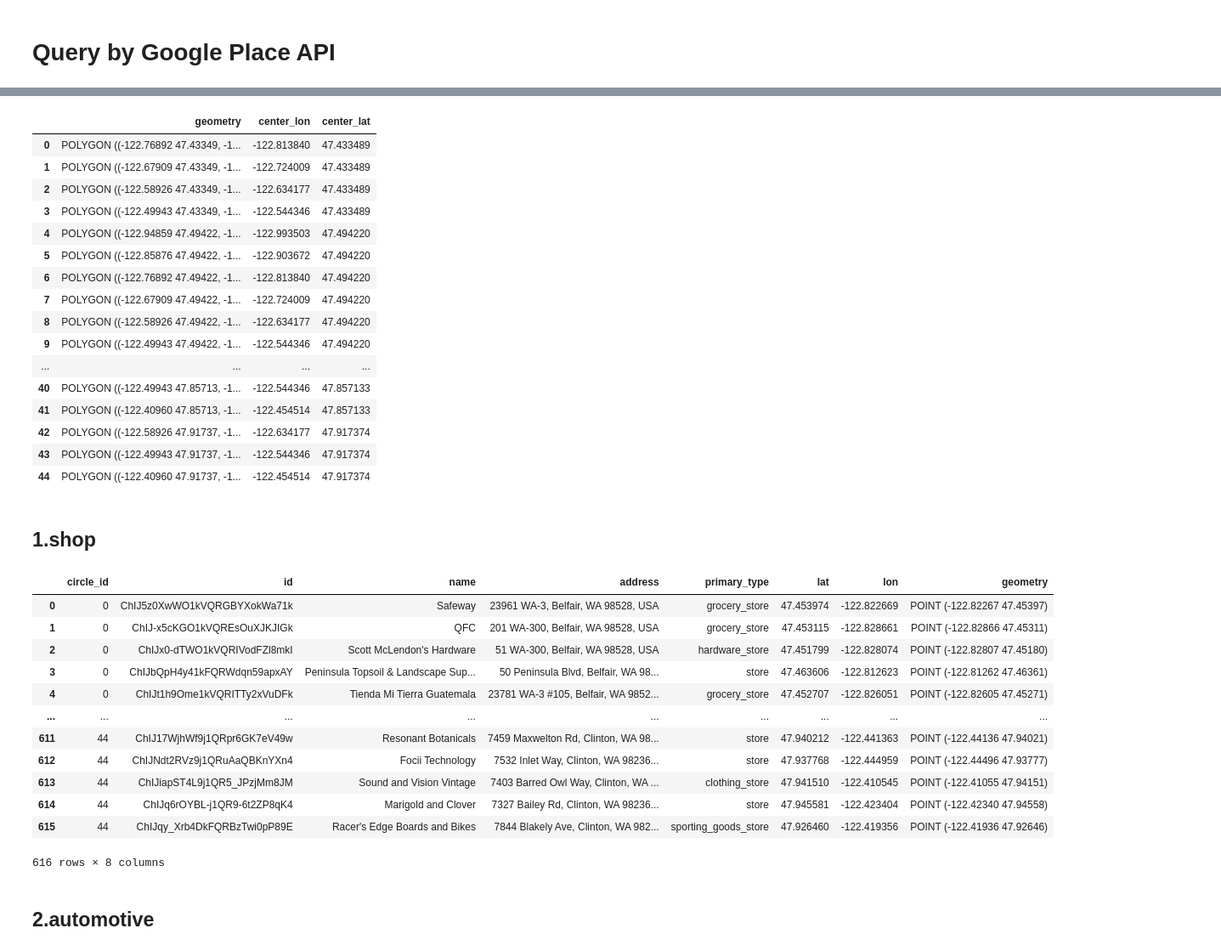
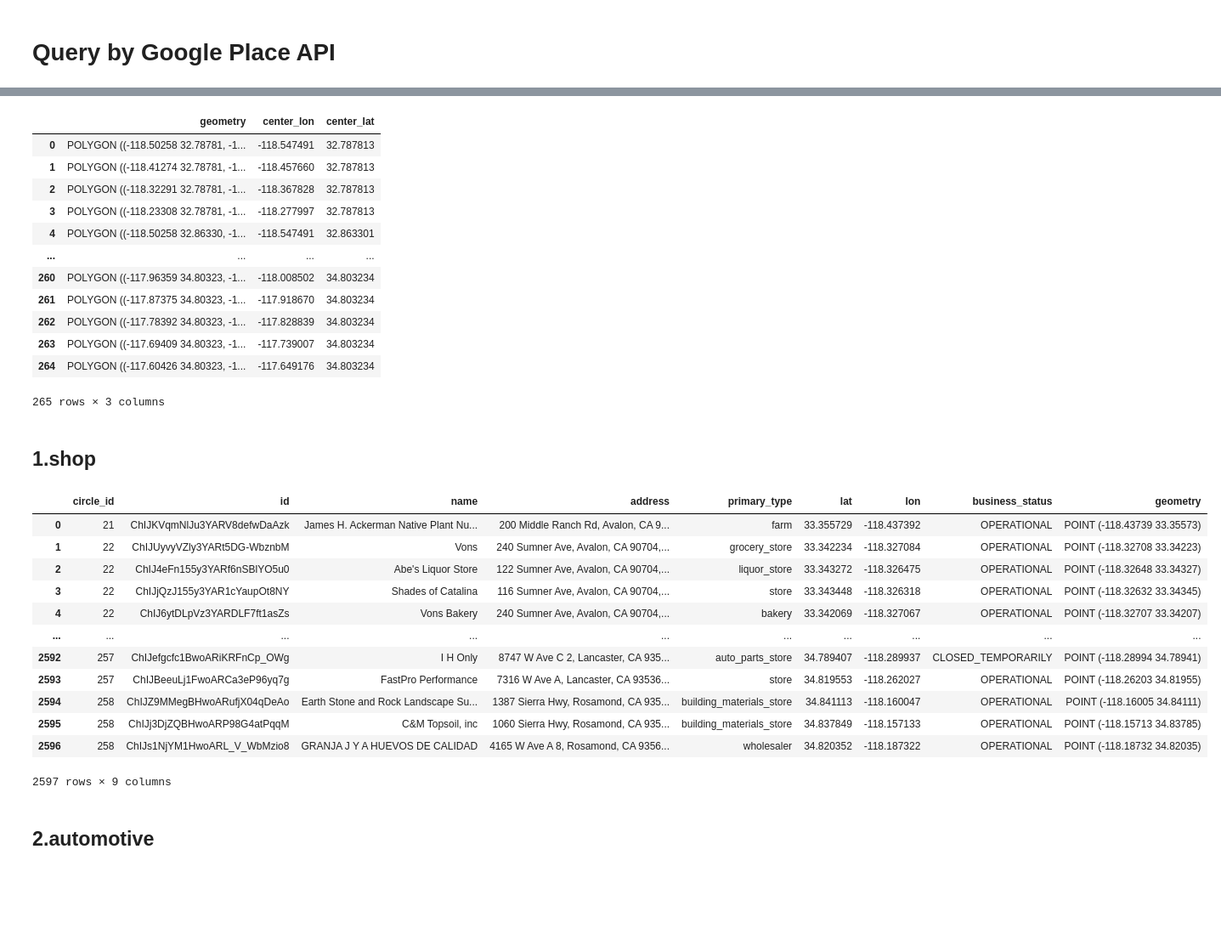
Before and after one commit to HOUPU1993/POI-study, a Jupyter notebook: POI_study.ipynb, the cells around one changed output, grey strips where cells are left out. Shown at 85% size. Saved outputs shown, nothing was run; the diff lists cells and outputs as text; code cells hidden in the pictures; blank space fills up the shorter version.

```diff
--- a/POI_study.ipynb
+++ b/POI_study.ipynb
@@ -629,6 +630,6 @@ Error:
 # %%
-min_lon, max_lon = -123.038419, -122.427038
-min_lat, max_lat = 47.403097, 47.972959
+min_lon, max_lon = -118.951733, -117.412999
+min_lat, max_lat = 32.750045, 34.823307
 
 token = read_token("/Users/houpuli/Redlining Lab Dropbox/HOUPU LI/googleplace_token.json")
 R = 5000  # meters
@@ -639,27 +640,23 @@ circles = circle_center(
     min_lat=min_lat,
     max_lat=max_lat,
     R=R,
-    base=msa_bspo
+    base=msa_la
 )
 circles
 # %% [output]
 |  | geometry | center_lon | center_lat |
-| 0 | POLYGON ((-122.76892 47.43349, -1... | -122.813840 | 47.433489 |
-| 1 | POLYGON ((-122.67909 47.43349, -1... | -122.724009 | 47.433489 |
-| 2 | POLYGON ((-122.58926 47.43349, -1... | -122.634177 | 47.433489 |
-| 3 | POLYGON ((-122.49943 47.43349, -1... | -122.544346 | 47.433489 |
-| 4 | POLYGON ((-122.94859 47.49422, -1... | -122.993503 | 47.494220 |
-| 5 | POLYGON ((-122.85876 47.49422, -1... | -122.903672 | 47.494220 |
-| 6 | POLYGON ((-122.76892 47.49422, -1... | -122.813840 | 47.494220 |
-| 7 | POLYGON ((-122.67909 47.49422, -1... | -122.724009 | 47.494220 |
-| 8 | POLYGON ((-122.58926 47.49422, -1... | -122.634177 | 47.494220 |
-| 9 | POLYGON ((-122.49943 47.49422, -1... | -122.544346 | 47.494220 |
+| 0 | POLYGON ((-118.50258 32.78781, -1... | -118.547491 | 32.787813 |
+| 1 | POLYGON ((-118.41274 32.78781, -1... | -118.457660 | 32.787813 |
+| 2 | POLYGON ((-118.32291 32.78781, -1... | -118.367828 | 32.787813 |
+| 3 | POLYGON ((-118.23308 32.78781, -1... | -118.277997 | 32.787813 |
+| 4 | POLYGON ((-118.50258 32.86330, -1... | -118.547491 | 32.863301 |
 | ... | ... | ... | ... |
-| 40 | POLYGON ((-122.49943 47.85713, -1... | -122.544346 | 47.857133 |
-| 41 | POLYGON ((-122.40960 47.85713, -1... | -122.454514 | 47.857133 |
-| 42 | POLYGON ((-122.58926 47.91737, -1... | -122.634177 | 47.917374 |
-| 43 | POLYGON ((-122.49943 47.91737, -1... | -122.544346 | 47.917374 |
-| 44 | POLYGON ((-122.40960 47.91737, -1... | -122.454514 | 47.917374 |
+| 260 | POLYGON ((-117.96359 34.80323, -1... | -118.008502 | 34.803234 |
+| 261 | POLYGON ((-117.87375 34.80323, -1... | -117.918670 | 34.803234 |
+| 262 | POLYGON ((-117.78392 34.80323, -1... | -117.828839 | 34.803234 |
+| 263 | POLYGON ((-117.69409 34.80323, -1... | -117.739007 | 34.803234 |
+| 264 | POLYGON ((-117.60426 34.80323, -1... | -117.649176 | 34.803234 |
+265 rows × 3 columns
 # %% [markdown]
 ## 1.shop
 # %%
@@ -677,54 +674,68 @@ place_types = [
     "auto_parts_store",
     "bicycle_store",
     "book_store",
+    "building_materials_store",
     "butcher_shop",
     "cell_phone_store",
     "clothing_store",
     "convenience_store",
+    "cosmetics_store",
     "department_store",
     "discount_store",
+    "discount_supermarket",
     "electronics_store",
+    "farmers_market",
+    "flea_market",
     "food_store",
     "furniture_store",
+    "garden_center",
+    "general_store",
     "gift_shop",
     "grocery_store",
     "hardware_store",
+    "health_food_store",
     "home_goods_store",
     "home_improvement_store",
+    "hypermarket",
     "jewelry_store",
     "liquor_store",
     "market",
     "pet_store",
     "shoe_store",
     "shopping_mall",
     "sporting_goods_store",
+    "sportswear_store",
     "store",
     "supermarket",
+    "tea_store",
+    "thrift_store",
+    "toy_store",
     "warehouse_store",
     "wholesaler",
+    "womens_clothing_store",
 ]
 
 google_shop_5000 = places_nearby_grid(
     circles,
     token=token,
     R=R,
     place_types=place_types,
     field_mask=field_mask,
     sleep_sec=0.1,
 )
 
 google_shop_5000
 # %% [output]
-|  | circle_id | id | name | address | primary_type | lat | lon | geometry |
-| 0 | 0 | ChIJ5z0XwWO1kVQRGBYXokWa71k | Safeway | 23961 WA-3, Belfair, WA 98528, USA | grocery_store | 47.453974 | -122.822669 | POINT (-122.82267 47.45397) |
-| 1 | 0 | ChIJ-x5cKGO1kVQREsOuXJKJIGk | QFC | 201 WA-300, Belfair, WA 98528, USA | grocery_store | 47.453115 | -122.828661 | POINT (-122.82866 47.45311) |
-| 2 | 0 | ChIJx0-dTWO1kVQRIVodFZl8mkI | Scott McLendon's Hardware | 51 WA-300, Belfair, WA 98528, USA | hardware_store | 47.451799 | -122.828074 | POINT (-122.82807 47.45180) |
-| 3 | 0 | ChIJbQpH4y41kFQRWdqn59apxAY | Peninsula Topsoil & Landscape Sup... | 50 Peninsula Blvd, Belfair, WA 98... | store | 47.463606 | -122.812623 | POINT (-122.81262 47.46361) |
-| 4 | 0 | ChIJt1h9Ome1kVQRITTy2xVuDFk | Tienda Mi Tierra Guatemala | 23781 WA-3 #105, Belfair, WA 9852... | grocery_store | 47.452707 | -122.826051 | POINT (-122.82605 47.45271) |
-| ... | ... | ... | ... | ... | ... | ... | ... | ... |
-| 611 | 44 | ChIJ17WjhWf9j1QRpr6GK7eV49w | Resonant Botanicals | 7459 Maxwelton Rd, Clinton, WA 98... | store | 47.940212 | -122.441363 | POINT (-122.44136 47.94021) |
-| 612 | 44 | ChIJNdt2RVz9j1QRuAaQBKnYXn4 | Focii Technology | 7532 Inlet Way, Clinton, WA 98236... | store | 47.937768 | -122.444959 | POINT (-122.44496 47.93777) |
-| 613 | 44 | ChIJiapST4L9j1QR5_JPzjMm8JM | Sound and Vision Vintage | 7403 Barred Owl Way, Clinton, WA ... | clothing_store | 47.941510 | -122.410545 | POINT (-122.41055 47.94151) |
-| 614 | 44 | ChIJq6rOYBL-j1QR9-6t2ZP8qK4 | Marigold and Clover | 7327 Bailey Rd, Clinton, WA 98236... | store | 47.945581 | -122.423404 | POINT (-122.42340 47.94558) |
-| 615 | 44 | ChIJqy_Xrb4DkFQRBzTwi0pP89E | Racer's Edge Boards and Bikes | 7844 Blakely Ave, Clinton, WA 982... | sporting_goods_store | 47.926460 | -122.419356 | POINT (-122.41936 47.92646) |
+|  | circle_id | id | name | address | primary_type | lat | lon | business_status | geometry |
+| 0 | 21 | ChIJKVqmNlJu3YARV8defwDaAzk | James H. Ackerman Native Plant Nu... | 200 Middle Ranch Rd, Avalon, CA 9... | farm | 33.355729 | -118.437392 | OPERATIONAL | POINT (-118.43739 33.35573) |
+| 1 | 22 | ChIJUyvyVZly3YARt5DG-WbznbM | Vons | 240 Sumner Ave, Avalon, CA 90704,... | grocery_store | 33.342234 | -118.327084 | OPERATIONAL | POINT (-118.32708 33.34223) |
+| 2 | 22 | ChIJ4eFn155y3YARf6nSBlYO5u0 | Abe's Liquor Store | 122 Sumner Ave, Avalon, CA 90704,... | liquor_store | 33.343272 | -118.326475 | OPERATIONAL | POINT (-118.32648 33.34327) |
+| 3 | 22 | ChIJjQzJ155y3YAR1cYaupOt8NY | Shades of Catalina | 116 Sumner Ave, Avalon, CA 90704,... | store | 33.343448 | -118.326318 | OPERATIONAL | POINT (-118.32632 33.34345) |
+| 4 | 22 | ChIJ6ytDLpVz3YARDLF7ft1asZs | Vons Bakery | 240 Sumner Ave, Avalon, CA 90704,... | bakery | 33.342069 | -118.327067 | OPERATIONAL | POINT (-118.32707 33.34207) |
+| ... | ... | ... | ... | ... | ... | ... | ... | ... | ... |
+| 2592 | 257 | ChIJefgcfc1BwoARiKRFnCp_OWg | I H Only | 8747 W Ave C 2, Lancaster, CA 935... | auto_parts_store | 34.789407 | -118.289937 | CLOSED_TEMPORARILY | POINT (-118.28994 34.78941) |
+| 2593 | 257 | ChIJBeeuLj1FwoARCa3eP96yq7g | FastPro Performance | 7316 W Ave A, Lancaster, CA 93536... | store | 34.819553 | -118.262027 | OPERATIONAL | POINT (-118.26203 34.81955) |
+| 2594 | 258 | ChIJZ9MMegBHwoARufjX04qDeAo | Earth Stone and Rock Landscape Su... | 1387 Sierra Hwy, Rosamond, CA 935... | building_materials_store | 34.841113 | -118.160047 | OPERATIONAL | POINT (-118.16005 34.84111) |
+| 2595 | 258 | ChIJj3DjZQBHwoARP98G4atPqqM | C&M Topsoil, inc | 1060 Sierra Hwy, Rosamond, CA 935... | building_materials_store | 34.837849 | -118.157133 | OPERATIONAL | POINT (-118.15713 34.83785) |
+| 2596 | 258 | ChIJs1NjYM1HwoARL_V_WbMzio8 | GRANJA J Y A HUEVOS DE CALIDAD | 4165 W Ave A 8, Rosamond, CA 9356... | wholesaler | 34.820352 | -118.187322 | OPERATIONAL | POINT (-118.18732 34.82035) |
-616 rows × 8 columns
+2597 rows × 9 columns
```
Also changed, not shown: parts of 52 cells of this notebook.
